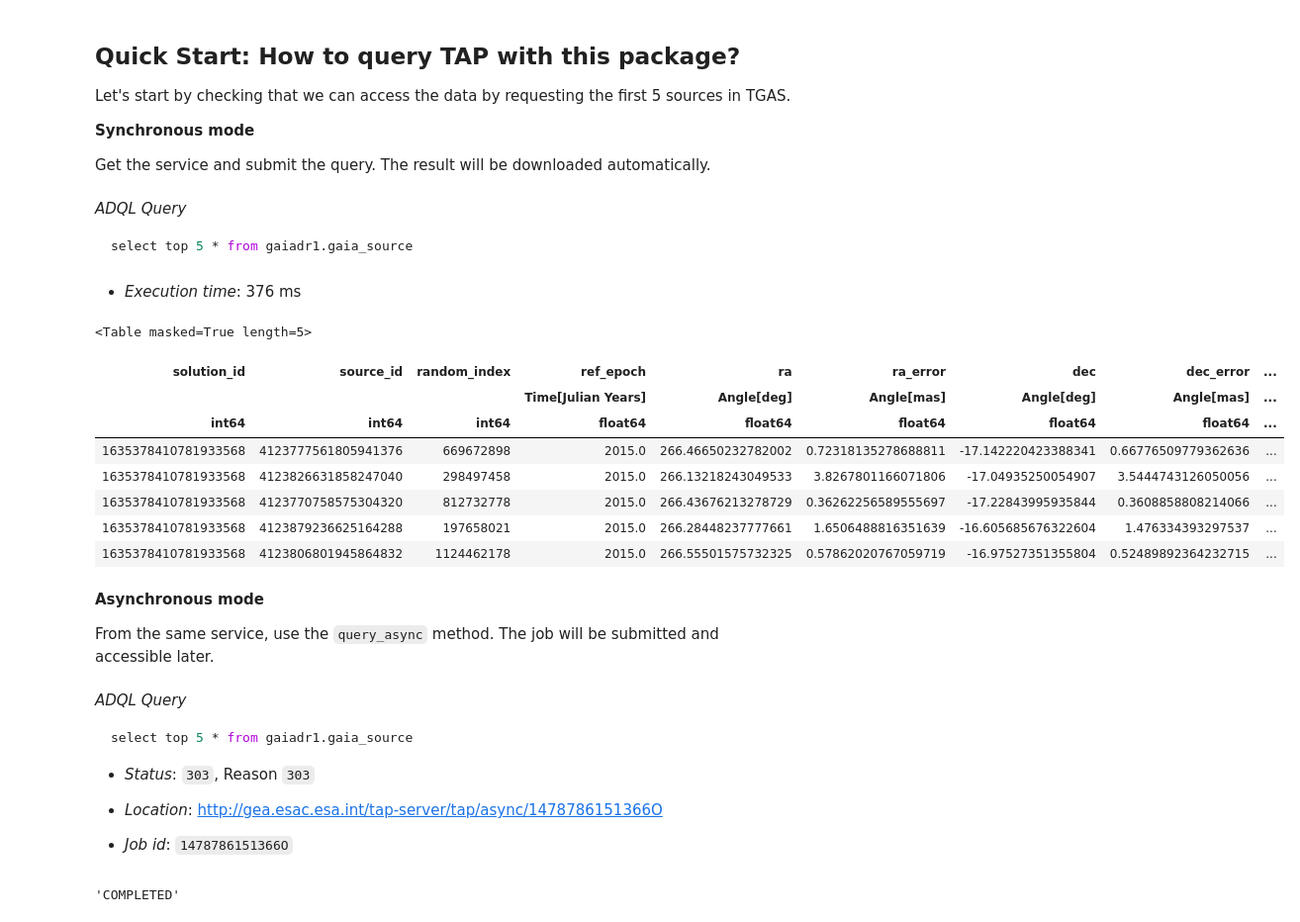
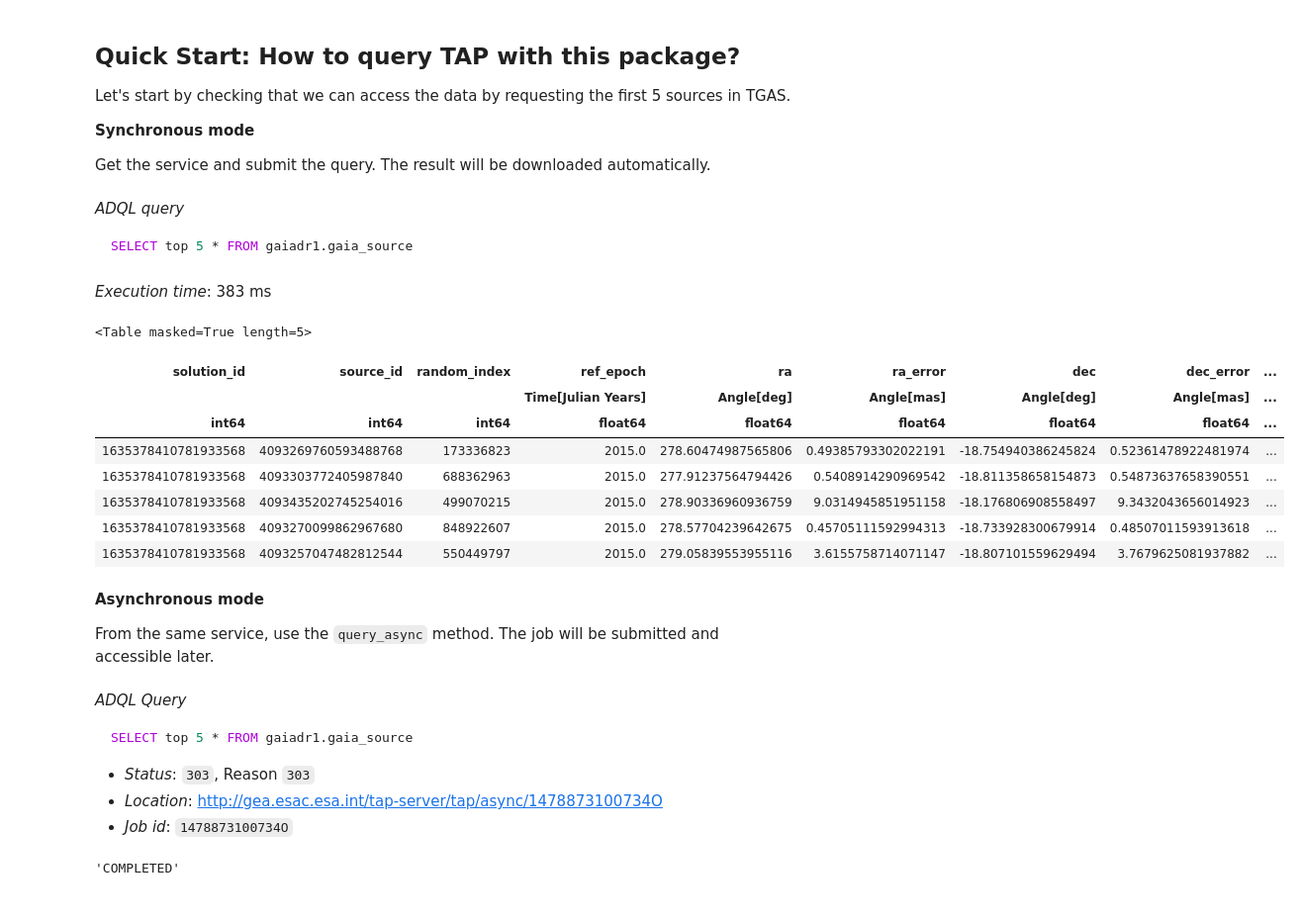
Before and after one commit to mfouesneau/tap, a Jupyter notebook: examples/TAP_tutorial.ipynb, the cells around one changed output. Shown at 99% size. Cells and saved outputs as stored; diff of their text form; code cells hidden in the pictures.

````diff
--- a/examples/TAP_tutorial.ipynb
+++ b/examples/TAP_tutorial.ipynb
@@ -324,41 +146,38 @@ Let's start by checking that we can access the data by requesting the first 5 so
 Get the service and submit the query. The result will be downloaded automatically.
 # %%
 gaia = GaiaArchive()
-adql = "select top 5 * from gaiadr1.gaia_source"
-gaia.pprint_query(adql)
+adql = QueryStr("select top 5 * from gaiadr1.gaia_source")
+timeit(gaia.query)(adql)
 # %% [output]
-*ADQL Query*
+*ADQL query*
 ```mysql
-select top 5 * from gaiadr1.gaia_source
+SELECT top 5 * FROM gaiadr1.gaia_source
 ```
-* *Execution time*: 376 ms
+*Execution time*: 383 ms
 <Table masked=True length=5>
 | solution_id | source_id | random_index | ref_epoch | ra | ra_error | dec | dec_error | ... |
 |  |  |  | Time[Julian Years] | Angle[deg] | Angle[mas] | Angle[deg] | Angle[mas] | ... |
 | int64 | int64 | int64 | float64 | float64 | float64 | float64 | float64 | ... |
-| 1635378410781933568 | 4123777561805941376 | 669672898 | 2015.0 | 266.46650232782002 | 0.72318135278688811 | -17.142220423388341 | 0.66776509779362636 | ... |
-| 1635378410781933568 | 4123826631858247040 | 298497458 | 2015.0 | 266.13218243049533 | 3.8267801166071806 | -17.04935250054907 | 3.5444743126050056 | ... |
-| 1635378410781933568 | 4123770758575304320 | 812732778 | 2015.0 | 266.43676213278729 | 0.36262256589555697 | -17.22843995935844 | 0.3608858808214066 | ... |
-| 1635378410781933568 | 4123879236625164288 | 197658021 | 2015.0 | 266.28448237777661 | 1.6506488816351639 | -16.605685676322604 | 1.476334393297537 | ... |
-| 1635378410781933568 | 4123806801945864832 | 1124462178 | 2015.0 | 266.55501575732325 | 0.57862020767059719 | -16.97527351355804 | 0.52489892364232715 | ... |
+| 1635378410781933568 | 4093269760593488768 | 173336823 | 2015.0 | 278.60474987565806 | 0.49385793302022191 | -18.754940386245824 | 0.52361478922481974 | ... |
+| 1635378410781933568 | 4093303772405987840 | 688362963 | 2015.0 | 277.91237564794426 | 0.5408914290969542 | -18.811358658154873 | 0.54873637658390551 | ... |
+| 1635378410781933568 | 4093435202745254016 | 499070215 | 2015.0 | 278.90336960936759 | 9.0314945851951158 | -18.176806908558497 | 9.3432043656014923 | ... |
+| 1635378410781933568 | 4093270099862967680 | 848922607 | 2015.0 | 278.57704239642675 | 0.45705111592994313 | -18.733928300679914 | 0.48507011593913618 | ... |
+| 1635378410781933568 | 4093257047482812544 | 550449797 | 2015.0 | 279.05839553955116 | 3.6155758714071147 | -18.807101559629494 | 3.7679625081937882 | ... |
 # %% [markdown]
 **Asynchronous mode**
 
 From the same service, use the `query_async` method. The job will be submitted and accessible later.
 # %%
 q = gaia.query_async(adql, silent=True)
-q.pprint_query()
+q
 # %% [output]
 *ADQL Query*
 ```mysql
-select top 5 * from gaiadr1.gaia_source
+SELECT top 5 * FROM gaiadr1.gaia_source
 ```
-
 * *Status*:   `303`, Reason `303`
-
-* *Location*: http://gea.esac.esa.int/tap-server/tap/async/1478786151366O
-
-* *Job id*:   `1478786151366O`
+* *Location*: http://gea.esac.esa.int/tap-server/tap/async/1478873100734O
+* *Job id*:   `1478873100734O`
 # %%
 q.status
 # %% [output]
````
Also changed, not shown: parts of 27 cells of this notebook.
